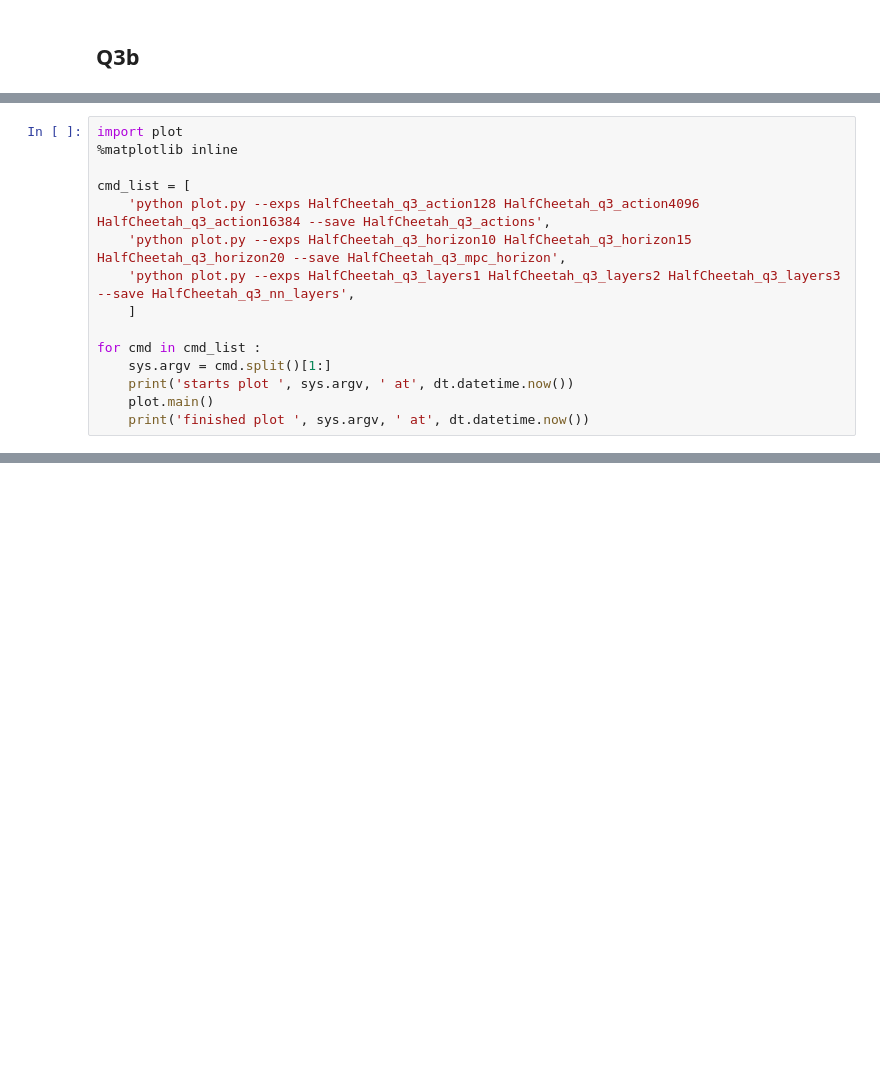
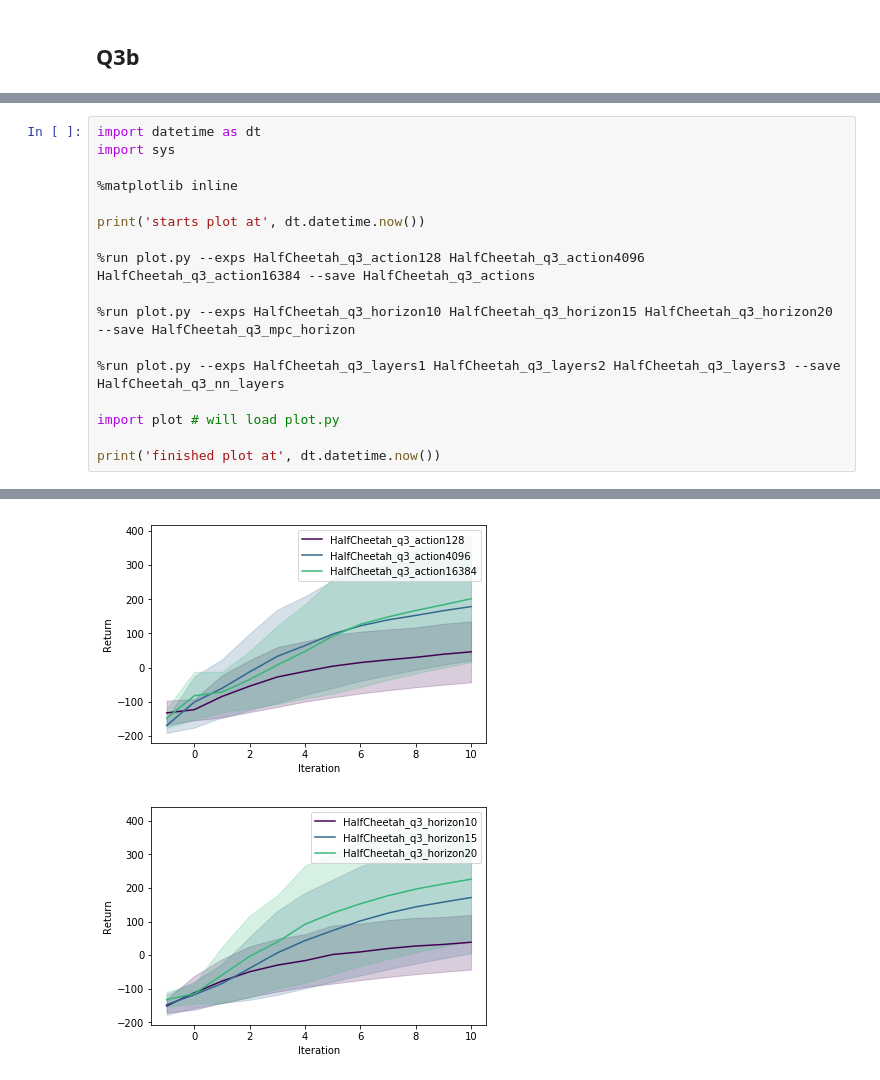
Before and after one commit to rlgosu/cs294-homework, a Jupyter notebook: yoonforh/hw4/hw4.ipynb, the cells around one changed output, grey strips where cells are left out. Cells and saved outputs as stored; diff of their text form; blank space fills up the shorter version.

```diff
--- a/yoonforh/hw4/hw4.ipynb
+++ b/yoonforh/hw4/hw4.ipynb
@@ -153,15 +366,18 @@ for cmd in cmd_list :
 # %%
-import plot
+import datetime as dt
+import sys
+
 %matplotlib inline
 
-cmd_list = [
-    'python plot.py --exps HalfCheetah_q3_action128 HalfCheetah_q3_action4096 HalfCheetah_q3_action16384 --save HalfCheetah_q3_actions',
-    'python plot.py --exps HalfCheetah_q3_horizon10 HalfCheetah_q3_horizon15 HalfCheetah_q3_horizon20 --save HalfCheetah_q3_mpc_horizon',
-    'python plot.py --exps HalfCheetah_q3_layers1 HalfCheetah_q3_layers2 HalfCheetah_q3_layers3 --save HalfCheetah_q3_nn_layers',
-    ]
+print('starts plot at', dt.datetime.now())
 
-for cmd in cmd_list :
-    sys.argv = cmd.split()[1:]
-    print('starts plot ', sys.argv, ' at', dt.datetime.now())
-    plot.main()
-    print('finished plot ', sys.argv, ' at', dt.datetime.now())
+%run plot.py --exps HalfCheetah_q3_action128 HalfCheetah_q3_action4096 HalfCheetah_q3_action16384 --save HalfCheetah_q3_actions
+
+%run plot.py --exps HalfCheetah_q3_horizon10 HalfCheetah_q3_horizon15 HalfCheetah_q3_horizon20 --save HalfCheetah_q3_mpc_horizon
+
+%run plot.py --exps HalfCheetah_q3_layers1 HalfCheetah_q3_layers2 HalfCheetah_q3_layers3 --save HalfCheetah_q3_nn_layers
+
+import plot # will load plot.py
+
+print('finished plot at', dt.datetime.now())
+# %% [output]
@@ -167,0 +386,2 @@ for cmd in cmd_list :
+[figure, added]
+[figure, added]
```
Also changed, not shown: parts of 8 cells of this notebook, 2 other files.
